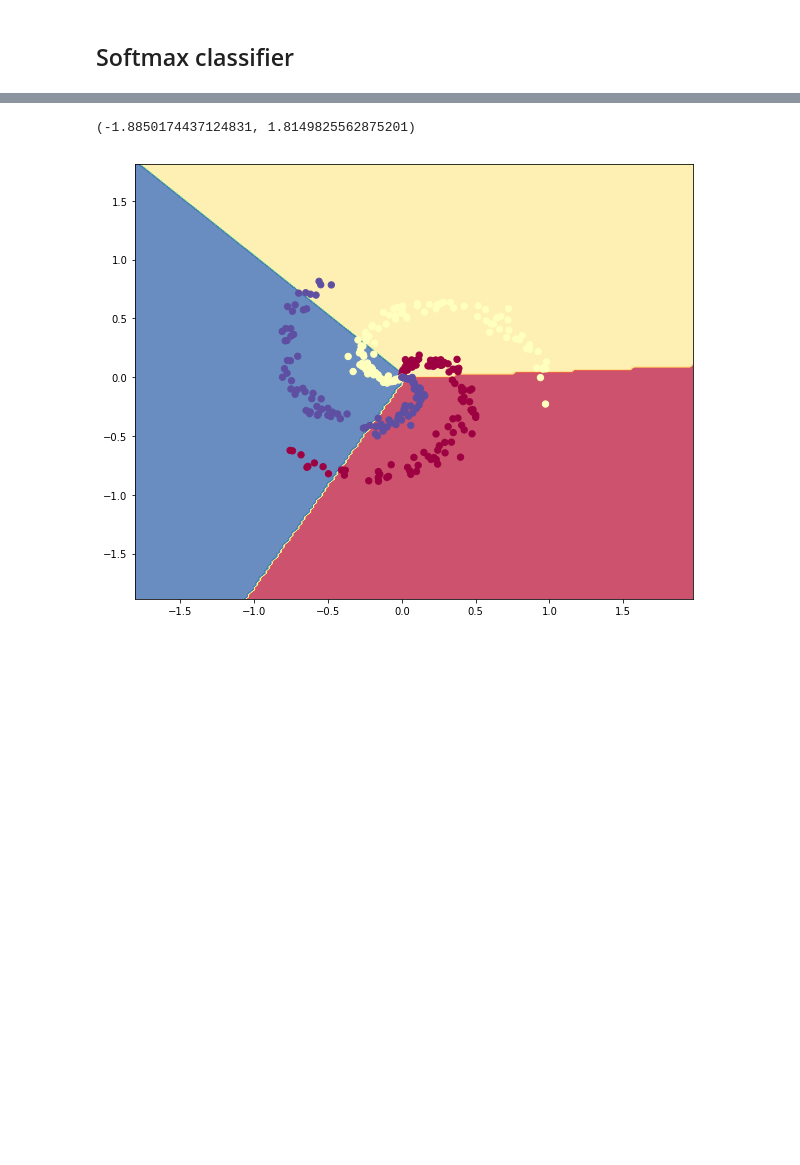
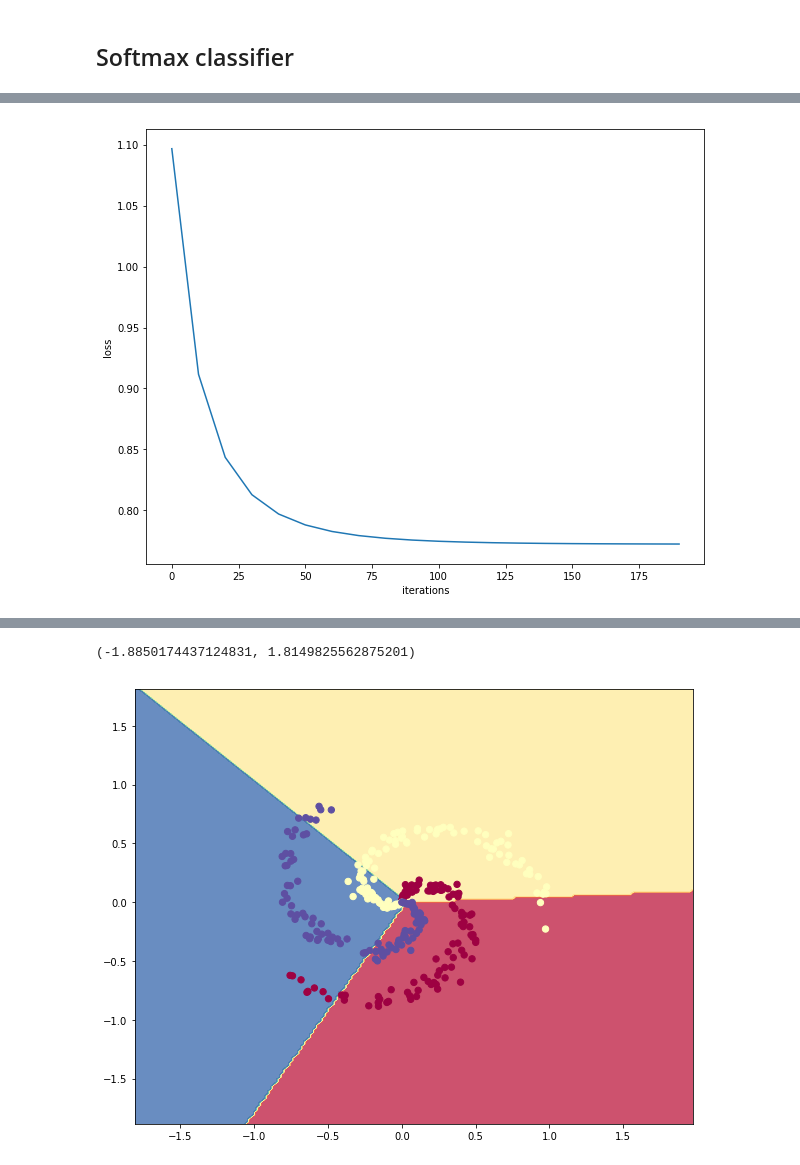
Before and after one commit to ilyarudyak/cs231n-convolutional-nn, a Jupyter notebook: cs231-psets/pset1/case-study/case-study-softmax-NN.ipynb, the cells around one changed output, grey strips where cells are left out. Cells and saved outputs as stored; diff of their text form; code cells hidden in the pictures; blank space fills up the shorter version.

```diff
--- a/cs231-psets/pset1/case-study/case-study-softmax-NN.ipynb
+++ b/cs231-psets/pset1/case-study/case-study-softmax-NN.ipynb
@@ -59,3 +59,9 @@ iteration 190: loss 0.727827
+# %%
+plt.plot(softmax.L[:, 0], softmax.L[:, 1])
+plt.xlabel('iterations')
+plt.ylabel('loss');
+# %% [output]
+[figure, added]
 # %%
 # evaluate training set accuracy
 y_pred = softmax.predict(X)
```
Also changed, not shown: parts of 4 cells of this notebook, 3 other files.
